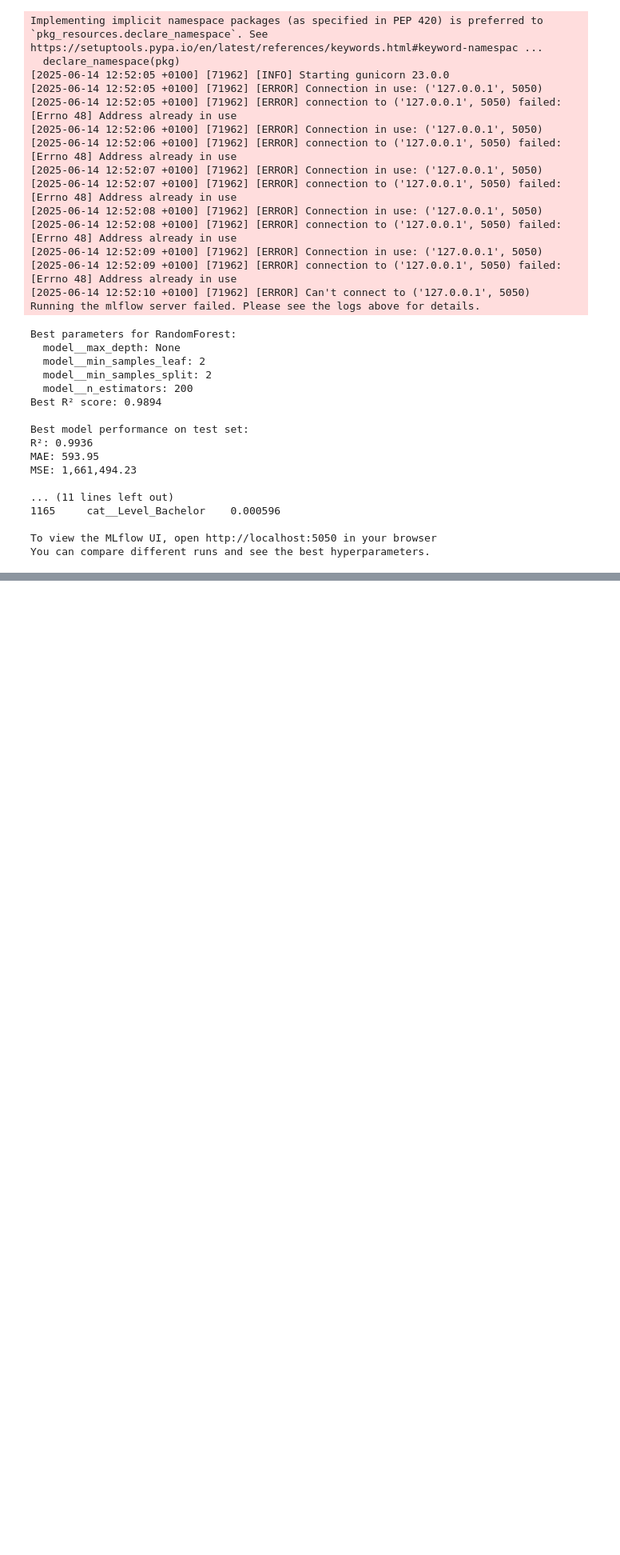
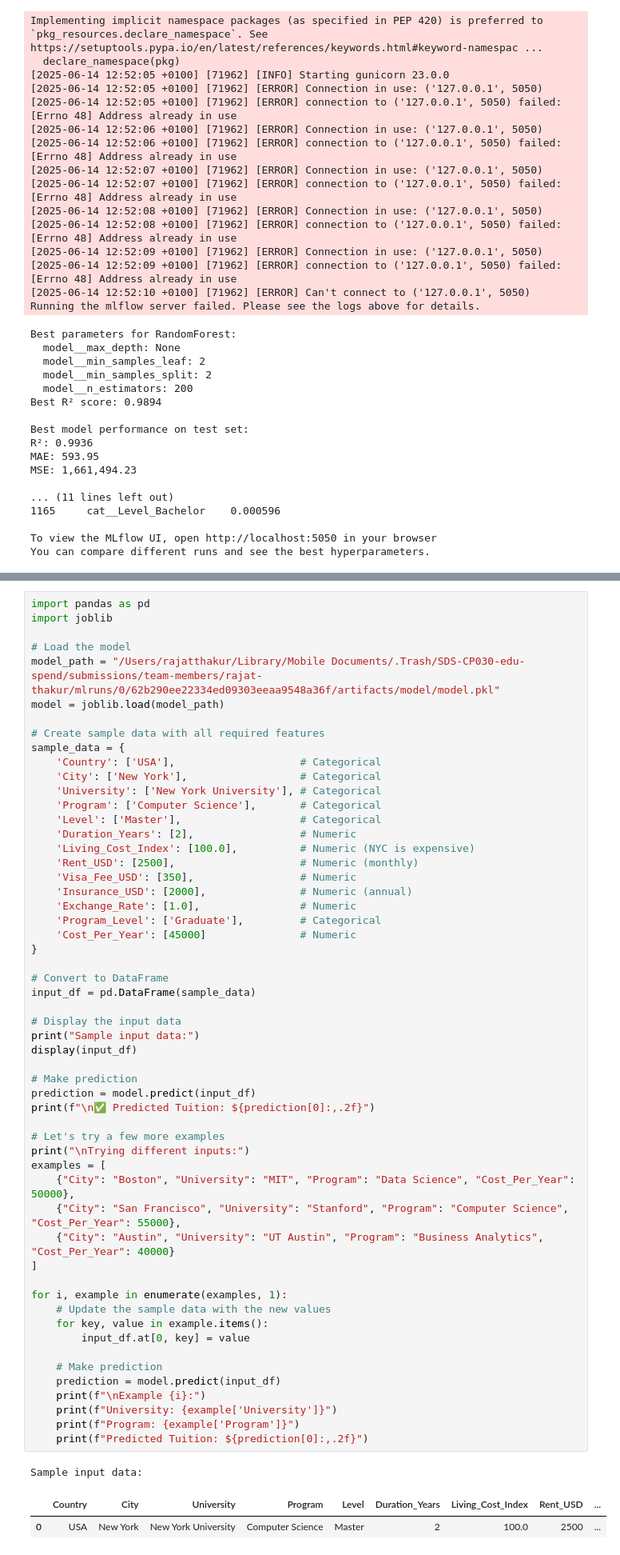
Before and after one commit to gibsongGH/SDS-CP030-edu-spend, a Jupyter notebook: submissions/team-members/rajat-thakur/Edu-Spend.ipynb, the cells around one changed output, grey strips where cells are left out. Shown at 80% size. Drawn from its saved outputs; the diff is of its cells as text; blank space fills up the shorter version.

```diff
--- a/submissions/team-members/rajat-thakur/Edu-Spend.ipynb
+++ b/submissions/team-members/rajat-thakur/Edu-Spend.ipynb
@@ -1078,0 +1088,59 @@ You can compare different runs and see the best hyperparameters.
+# %%
+import pandas as pd
+import joblib
+
+# Load the model
+model_path = "/Users/rajatthakur/Library/Mobile Documents/.Trash/SDS-CP030-edu-spend/submissions/team-members/rajat-thakur/mlruns/0/62b290ee22334ed09303eeaa9548a36f/artifacts/model/model.pkl"
+model = joblib.load(model_path)
+
+# Create sample data with all required features
+sample_data = {
+    'Country': ['USA'],                    # Categorical
+    'City': ['New York'],                  # Categorical
+    'University': ['New York University'], # Categorical
+    'Program': ['Computer Science'],       # Categorical
+    'Level': ['Master'],                   # Categorical
+    'Duration_Years': [2],                 # Numeric
+    'Living_Cost_Index': [100.0],          # Numeric (NYC is expensive)
+    'Rent_USD': [2500],                    # Numeric (monthly)
+    'Visa_Fee_USD': [350],                 # Numeric
+    'Insurance_USD': [2000],               # Numeric (annual)
+    'Exchange_Rate': [1.0],                # Numeric
+    'Program_Level': ['Graduate'],         # Categorical
+    'Cost_Per_Year': [45000]               # Numeric
+}
+
+# Convert to DataFrame
+input_df = pd.DataFrame(sample_data)
+
+# Display the input data
+print("Sample input data:")
+display(input_df)
+
+# Make prediction
+prediction = model.predict(input_df)
+print(f"\n✅ Predicted Tuition: ${prediction[0]:,.2f}")
+
+# Let's try a few more examples
+print("\nTrying different inputs:")
+examples = [
+    {"City": "Boston", "University": "MIT", "Program": "Data Science", "Cost_Per_Year": 50000},
+    {"City": "San Francisco", "University": "Stanford", "Program": "Computer Science", "Cost_Per_Year": 55000},
+    {"City": "Austin", "University": "UT Austin", "Program": "Business Analytics", "Cost_Per_Year": 40000}
+]
+
+for i, example in enumerate(examples, 1):
+    # Update the sample data with the new values
+    for key, value in example.items():
+        input_df.at[0, key] = value
+
+    # Make prediction
+    prediction = model.predict(input_df)
+    print(f"\nExample {i}:")
+    print(f"University: {example['University']}")
+    print(f"Program: {example['Program']}")
+    print(f"Predicted Tuition: ${prediction[0]:,.2f}")
+# %% [output]
+Sample input data:
+|  | Country | City | University | Program | Level | Duration_Years | Living_Cost_Index | Rent_USD | ... |
+| 0 | USA | New York | New York University | Computer Science | Master | 2 | 100.0 | 2500 | ... |
```
Also changed, not shown: parts of 11 cells of this notebook, 1 other file.
